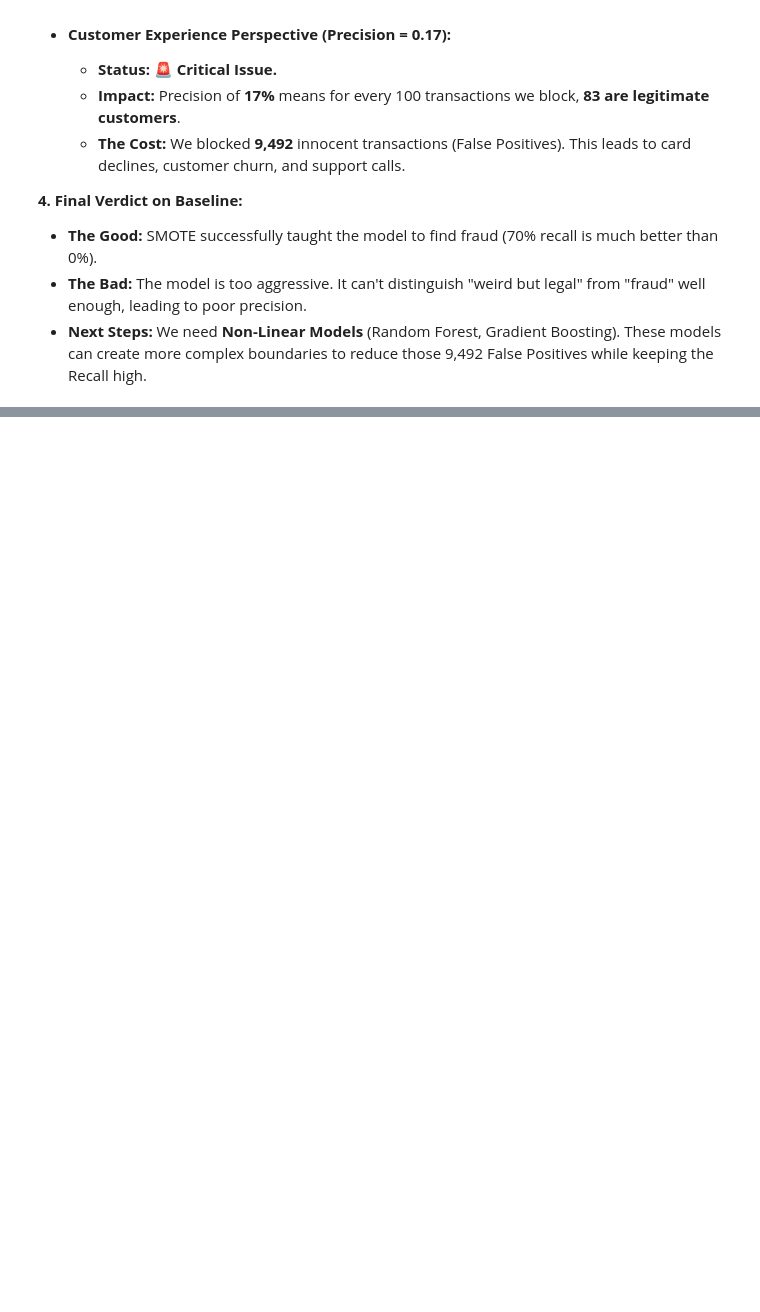
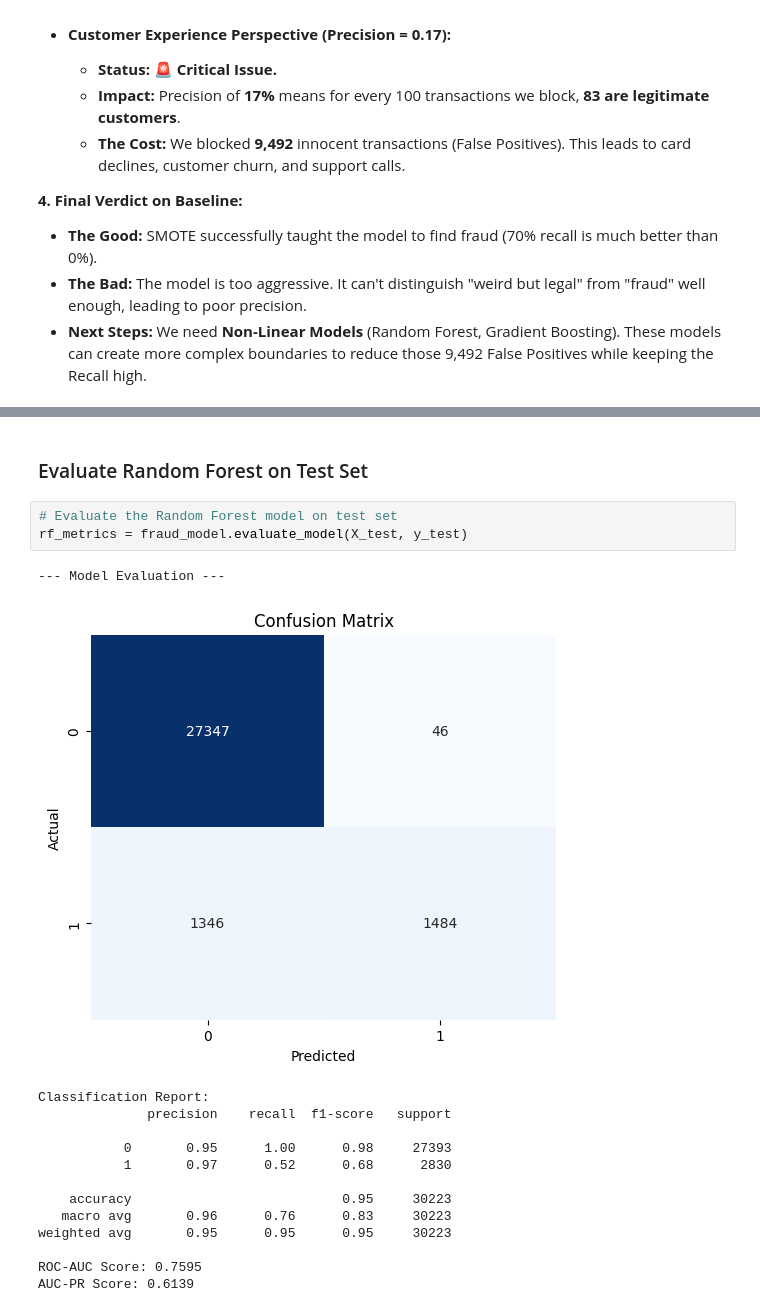
Before and after one commit to MYGBM/Improved-detection-of-fraud-cases-for-e-commerce-and-bank-transactions, a Jupyter notebook: notebooks/modelling-fraud-data.ipynb, the cells around one changed output, grey strips where cells are left out. Drawn from its saved outputs; the diff is of its cells as text; blank space fills up the shorter version.

```diff
--- a/notebooks/modelling-fraud-data.ipynb
+++ b/notebooks/modelling-fraud-data.ipynb
@@ -155,0 +188,20 @@ AUC-PR Score: 0.3643
+# %% [markdown]
+### Evaluate Random Forest on Test Set
+# %%
+# Evaluate the Random Forest model on test set
+rf_metrics = fraud_model.evaluate_model(X_test, y_test)
+# %% [output]
+--- Model Evaluation ---
+[figure, added]
+Classification Report:
+              precision    recall  f1-score   support
+
+           0       0.95      1.00      0.98     27393
+           1       0.97      0.52      0.68      2830
+
+    accuracy                           0.95     30223
+   macro avg       0.96      0.76      0.83     30223
+weighted avg       0.95      0.95      0.95     30223
+
+ROC-AUC Score: 0.7595
+AUC-PR Score: 0.6139
```
Also changed, not shown: parts of 13 cells of this notebook, 3 other files.
